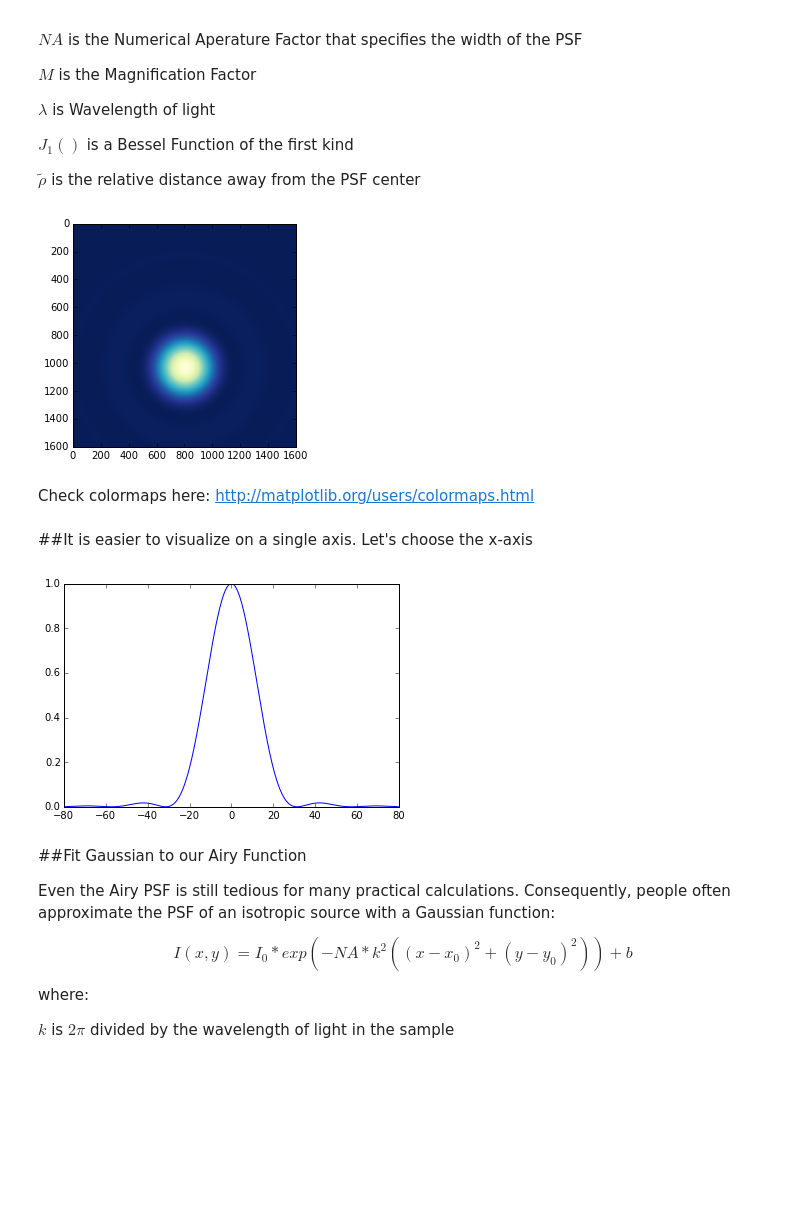
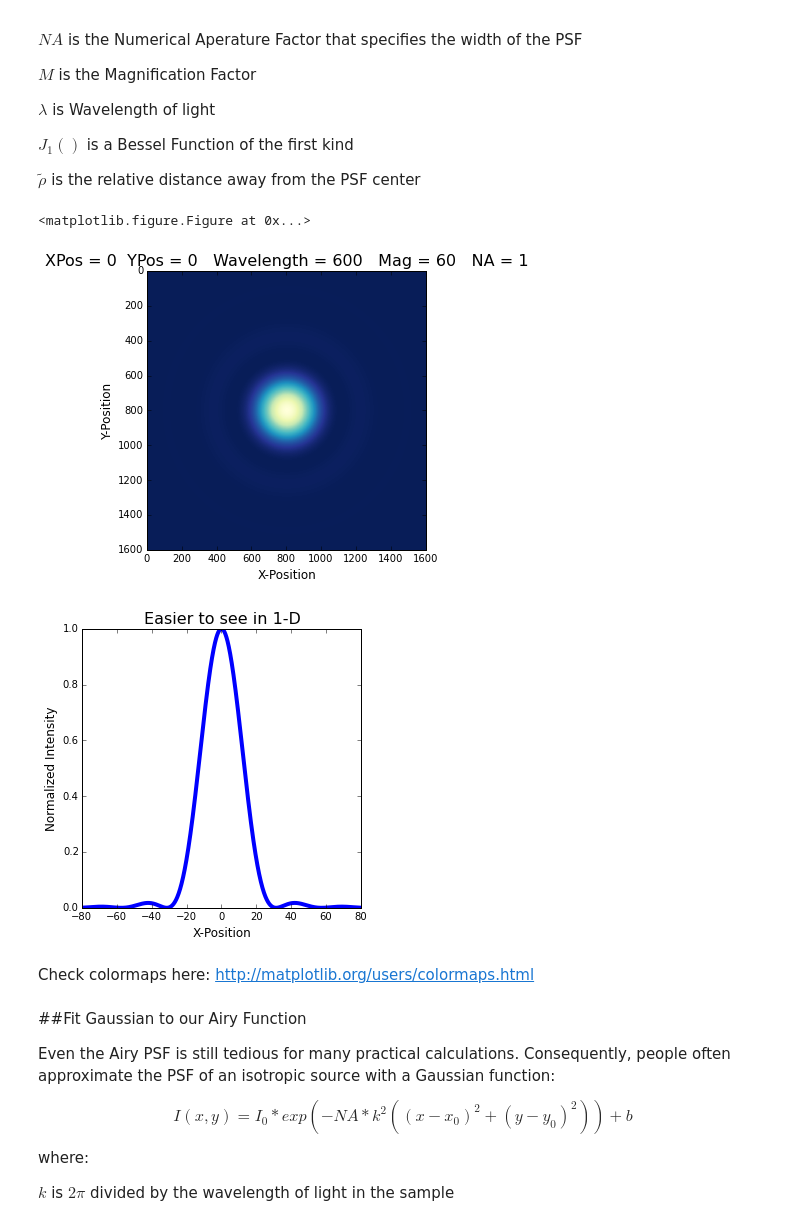
Before and after one commit to UCLA-Chem114/lab_notebooks, a Jupyter notebook: Intro to Superresolution.ipynb, the cells around one changed output. Cells and saved outputs as stored; diff of their text form; code cells hidden in the pictures; blank space fills up the shorter version.

```diff
--- a/Intro to Superresolution.ipynb
+++ b/Intro to Superresolution.ipynb
@@ -99,85 +106,53 @@ def plot_airy(x_0=0,
     # Define a few parameters for the Airy Function
 
     # Universal Constants
     epsilon_0 = 1 # Permitivity of Free Space (assuming atomic units)
 
     # Experimental Constants
     mu = 1        # Dipole Moment (dependent on which dye is used)
     #NA = 1.4      # Numerical Aperature
     #l  = 600      # Wavelength in nm
     n  = 1.518    #index of refraction of material surrounding emmitter
     n_prime = 1.518 #index of refraction of objective
     #M  = 60       # Magnification (60x)
 
     #Jury rigging the code
     x_0 = np.float(x_0)
     y_0 = np.float(y_0)
     l = np.float(l)
     M = np.float(M)
     NA = np.float(NA)
 
     # Function
     xx, yy = meshgrid(xdist, ydist, sparse=True) # Prepares Grid Points
     rho = np.sqrt((xx-x_0)**2+(yy-y_0)**2) # Distance from center
     rho_tilde = 500*rho*NA/(M*l) # The 500 is just a scaling factor
 
-    #I_0 = (math.pi**4/(epsilon_0*n*n_prime))*(mu**2/l**6)*(NA**4/M**2)  # Represents the number of photons we recieve
-
     I = (2*scipy.special.jv(1,2*math.pi*rho_tilde)/(2*math.pi*rho_tilde))**2 #Represents where we recieve the photons spatially
 
-    #I = (2*scipy.special.jv(1,2*math.pi*rho_tilde)/(2*math.pi*rho_tilde))**2 #Represents where we recieve the photons spatially
 
-    #h = plt.contourf(xdist,ydist,I)
+    # Plot the graphs!
+    figure(1)
+    plt.figure(figsize=(5,5))
     imshow(I, cmap='YlGnBu_r', interpolation='nearest');
+    title('XPos = %d  YPos = %d   Wavelength = %d   Mag = %d   NA = %d' % (x_0, y_0, l, M, NA),
+          fontsize=16)
+    xlabel('X-Position', fontsize=12)
+    ylabel('Y-Position', fontsize=12)
+
+    figure(2)
+    plt.figure(figsize=(5,5))
+    plot(xdist,I[I.shape[1]/2+y_0/0.1,:], lw= 4);
+    title(r"Easier to see in 1-D",
+          fontsize=16)
+    xlabel('X-Position', fontsize=12)
+    ylabel('Normalized Intensity', fontsize=12)
 # %% [output]
+<matplotlib.figure.Figure at 0x...>
-[figure, old version]
+[figure, new version]
+[figure, added]
 # %% [markdown]
 Check colormaps here: http://matplotlib.org/users/colormaps.html
-# %% [markdown]
-##It is easier to visualize on a single axis. Let's choose the x-axis
-# %%
-@interact(x_0 = u'0',
-          l = u'600',
-          M = u'60',
-          NA = u'1.4')
-
-def plot_airy2d(x_0=0,
-                l = 600,
-                M = 60,
-                NA = 1.4):
-
-    # Define a few parameters for the Airy Function
-
-    # Universal Constants
-    epsilon_0 = 1 # Permitivity of Free Space (assuming atomic units)
-
-    # Experimental Constants
-    mu = 1        # Dipole Moment (dependent on which dye is used)
-    #NA = 1.4      # Numerical Aperature
-    #l  = 600      # Wavelength in nm
-    n  = 1.518    #index of refraction of material surrounding emmitter
-    n_prime = 1.518 #index of refraction of objective
-    #M  = 60       # Magnification (60x)
-
-    #Jury rigging the code
-    x_0 = np.float(x_0)
-    l = np.float(l)
-    M = np.float(M)
-    NA = np.float(NA)
-
-    # Function
-    xx, yy = meshgrid(xdist, ydist, sparse=True) # Prepares Grid Points
-    rho = np.sqrt((xx-x_0)**2+(yy)**2) # Distance from center
-    rho_tilde = 500*rho*NA/(M*l) # The 500 is just a scaling factor
-
-    #I_0 = (math.pi**4/(epsilon_0*n*n_prime))*(mu**2/l**6)*(NA**4/M**2)  # Represents the number of photons we recieve
-
-    I = (2*scipy.special.jv(1,2*math.pi*rho_tilde)/(2*math.pi*rho_tilde))**2 #Represents where we recieve the photons spatially
-
-
-    plot(xdist,I[I.shape[1]/2,:])
-# %% [output]
-[figure, removed]
 # %% [markdown]
 ##Fit Gaussian to our Airy Function
 
```
Also changed, not shown: parts of 17 cells of this notebook, 3 other files.
